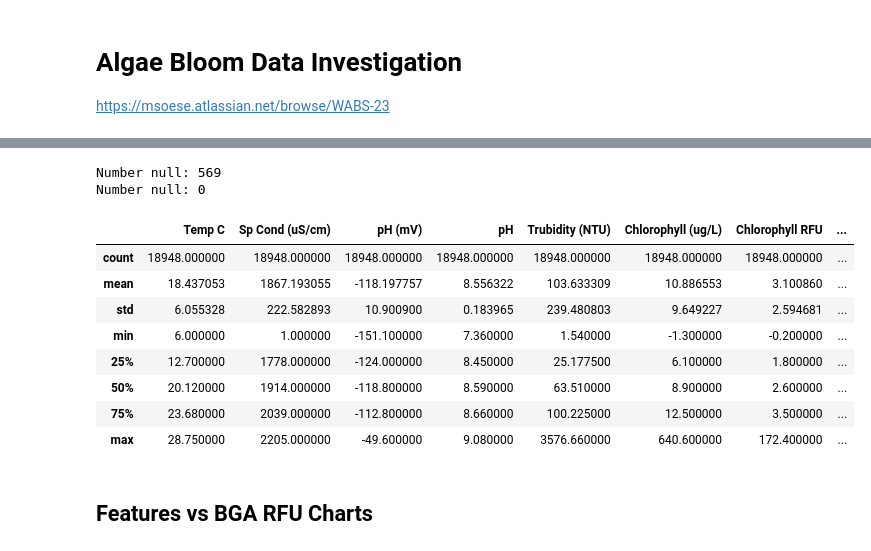
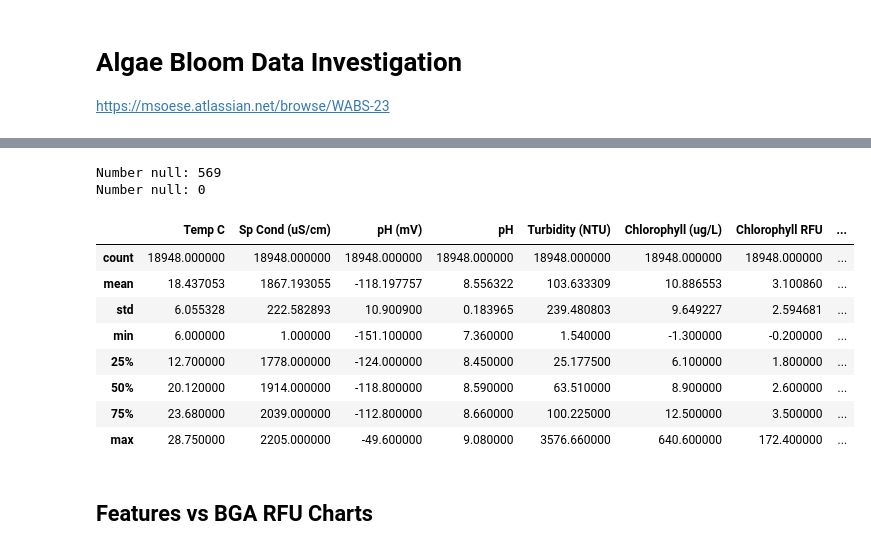
Before and after one commit to mccomackjp/algae-bloom-prediction, a Jupyter notebook: notebooks/data_exploration/data_investigation_site3_marina_mccomackjp.ipynb, the cells around one changed output, grey strips where cells are left out. Cells and saved outputs as stored; diff of their text form; code cells hidden in the pictures.

```diff
--- a/notebooks/data_exploration/data_investigation_site3_marina_mccomackjp.ipynb
+++ b/notebooks/data_exploration/data_investigation_site3_marina_mccomackjp.ipynb
@@ -58,15 +58,15 @@ df.head()
 # %%
 # The marina data set contains about a weeks worth of bad turbidity data
 # So we will replace the empty values with mean values.
-print("Number null:", df['Trubidity (NTU)'].isnull().sum())
-mean = df['Trubidity (NTU)'].mean()
-df['Trubidity (NTU)'] = df['Trubidity (NTU)'].fillna(mean)
-print("Number null:", df['Trubidity (NTU)'].isnull().sum())
+print("Number null:", df['Turbidity (NTU)'].isnull().sum())
+mean = df['Turbidity (NTU)'].mean()
+df['Turbidity (NTU)'] = df['Turbidity (NTU)'].fillna(mean)
+print("Number null:", df['Turbidity (NTU)'].isnull().sum())
 df.describe()
 # %% [output]
 Number null: 569
 Number null: 0
-|  | Temp C | Sp Cond (uS/cm) | pH (mV) | pH | Trubidity (NTU) | Chlorophyll (ug/L) | Chlorophyll RFU | ... |
+|  | Temp C | Sp Cond (uS/cm) | pH (mV) | pH | Turbidity (NTU) | Chlorophyll (ug/L) | Chlorophyll RFU | ... |
 | count | 18948.000000 | 18948.000000 | 18948.000000 | 18948.000000 | 18948.000000 | 18948.000000 | 18948.000000 | ... |
 | mean | 18.437053 | 1867.193055 | -118.197757 | 8.556322 | 103.633309 | 10.886553 | 3.100860 | ... |
 | std | 6.055328 | 222.582893 | 10.900900 | 0.183965 | 239.480803 | 9.649227 | 2.594681 | ... |
```
Also changed, not shown: parts of 6 cells of this notebook, 6 other files.
